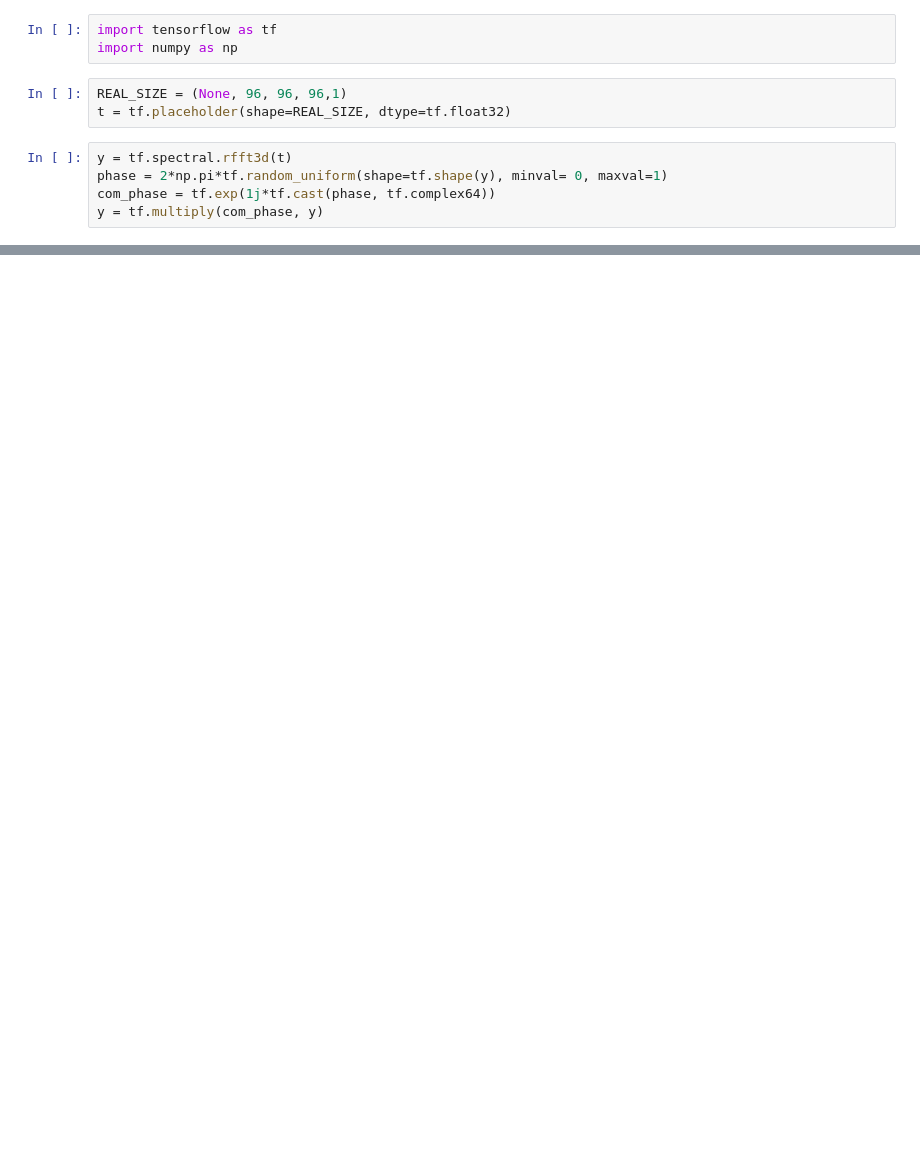
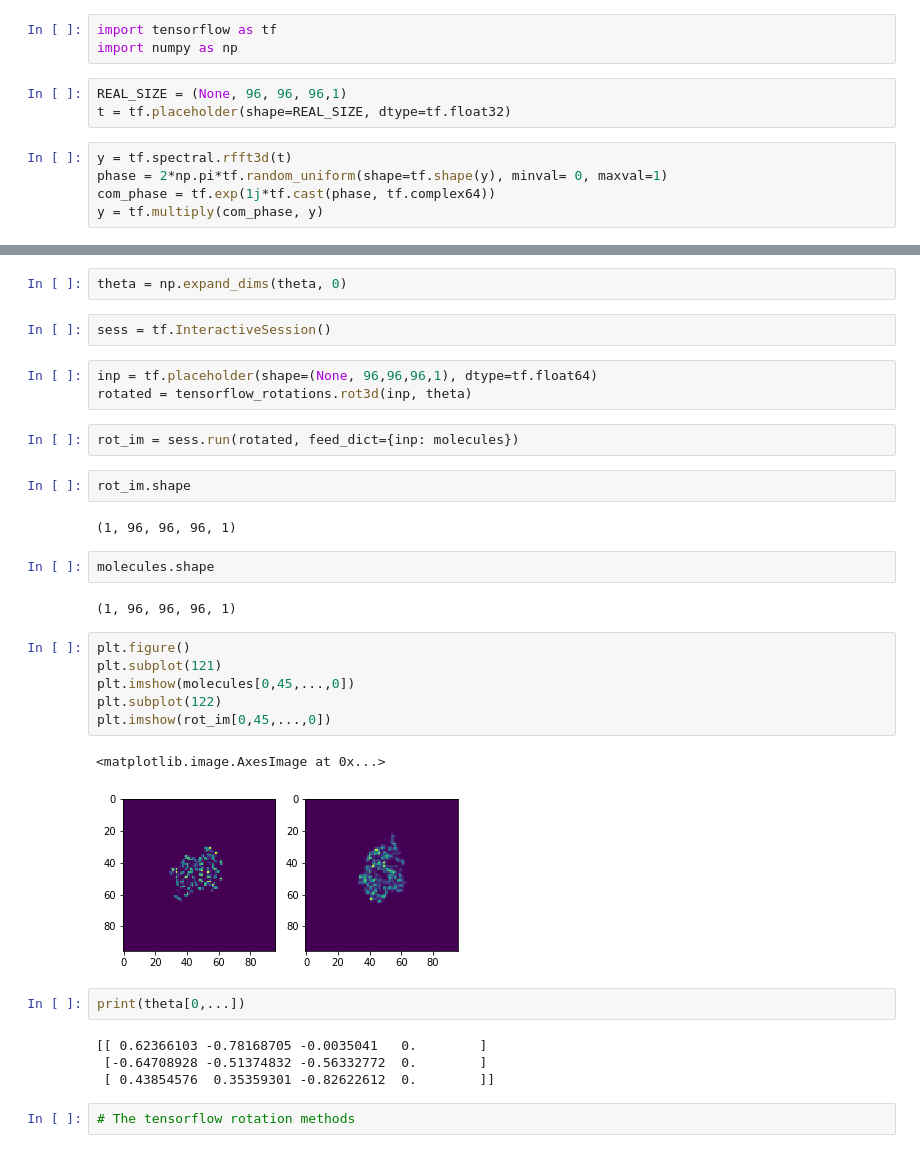
Before and after one commit to SebLu1/SingleParticleAnalysis, a Jupyter notebook: ExploreData.ipynb, the cells around one changed output, grey strips where cells are left out. Saved outputs shown, nothing was run; the diff lists cells and outputs as text; blank space fills up the shorter version.

Commit message:
3D rotations added

```diff
--- a/ExploreData.ipynb
+++ b/ExploreData.ipynb
@@ -226,0 +239,34 @@ y = tf.multiply(com_phase, y)
+# %%
+theta = np.expand_dims(theta, 0)
+# %%
+sess = tf.InteractiveSession()
+# %%
+inp = tf.placeholder(shape=(None, 96,96,96,1), dtype=tf.float64)
+rotated = tensorflow_rotations.rot3d(inp, theta)
+# %%
+rot_im = sess.run(rotated, feed_dict={inp: molecules})
+# %%
+rot_im.shape
+# %% [output]
+(1, 96, 96, 96, 1)
+# %%
+molecules.shape
+# %% [output]
+(1, 96, 96, 96, 1)
+# %%
+plt.figure()
+plt.subplot(121)
+plt.imshow(molecules[0,45,...,0])
+plt.subplot(122)
+plt.imshow(rot_im[0,45,...,0])
+# %% [output]
+<matplotlib.image.AxesImage at 0x...>
+[figure, added]
+# %%
+print(theta[0,...])
+# %% [output]
+[[ 0.62366103 -0.78168705 -0.0035041   0.        ]
+ [-0.64708928 -0.51374832 -0.56332772  0.        ]
+ [ 0.43854576  0.35359301 -0.82622612  0.        ]]
+# %%
+# The tensorflow rotation methods
```
Also changed, not shown: parts of 24 cells of this notebook, 8 other files.
